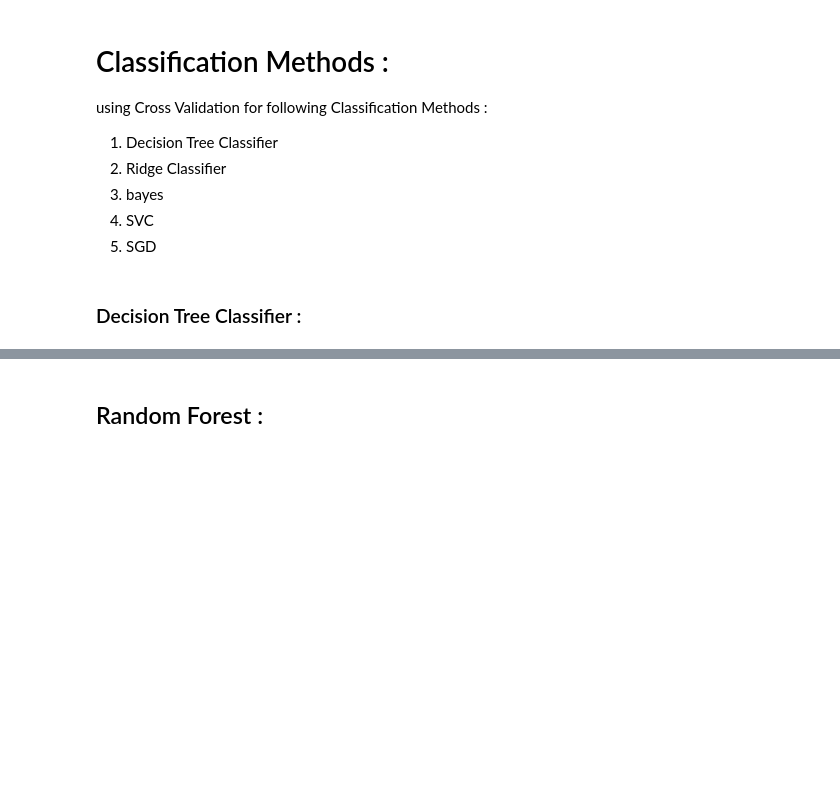
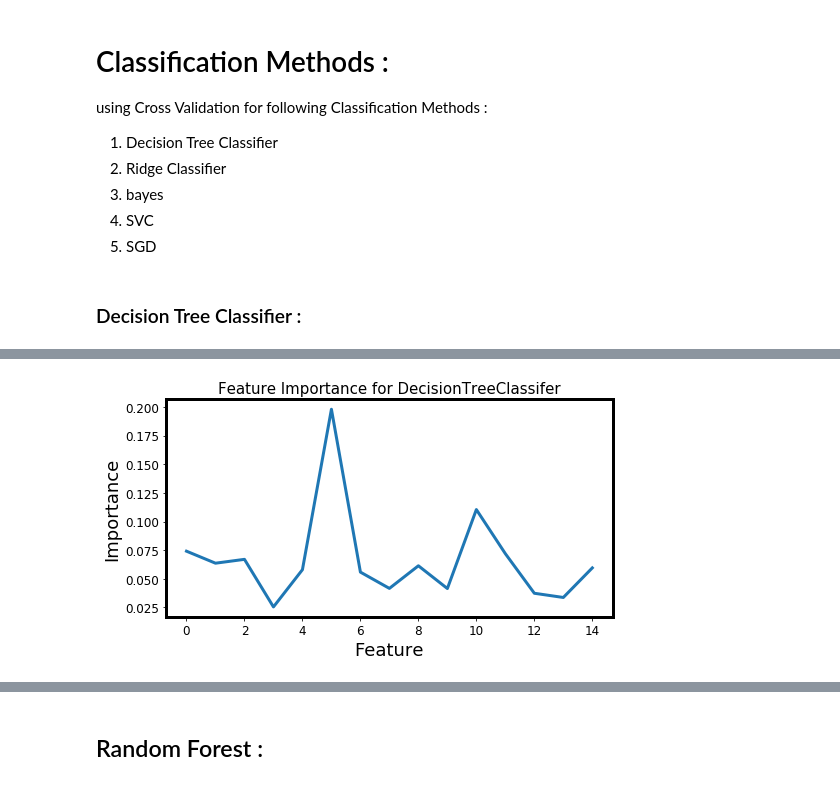
Before and after one commit to sraeisi/MLP19-QML_group, a Jupyter notebook: Data/code.ipynb, the cells around one changed output, grey strips where cells are left out. Cells and saved outputs as stored; diff of their text form; code cells hidden in the pictures; blank space fills up the shorter version.

```diff
--- a/Data/code.ipynb
+++ b/Data/code.ipynb
@@ -474,3 +492,14 @@ The accuracy of the tree classifier is: 0.7368
+# %%
+plt_title = 'Feature Importance for DecisionTreeClassifer'
+x_label = 'Feature'
+y_label = 'Importance'
+fig = plt.figure()
+ax = fig.add_subplot(111,xlabel=x_label, ylabel = y_label, title = plt_title)
+
+ax.plot(  tree_clf.feature_importances_  )
+plt.show()
+# %% [output]
+[figure, added]
 # %%
 #cross Validation
 t_clf = DecisionTreeClassifier(max_depth=10)
```
Also changed, not shown: parts of 54 cells of this notebook.
